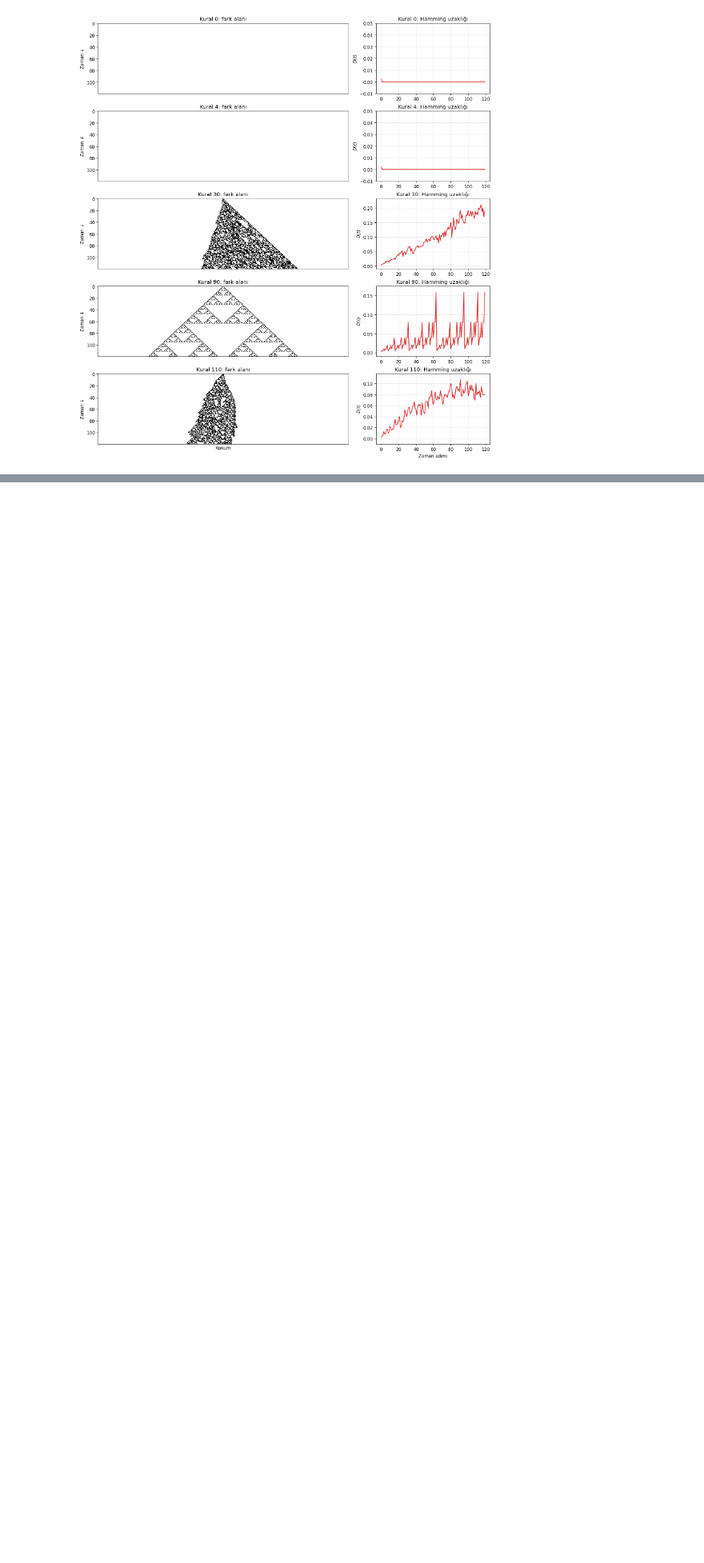
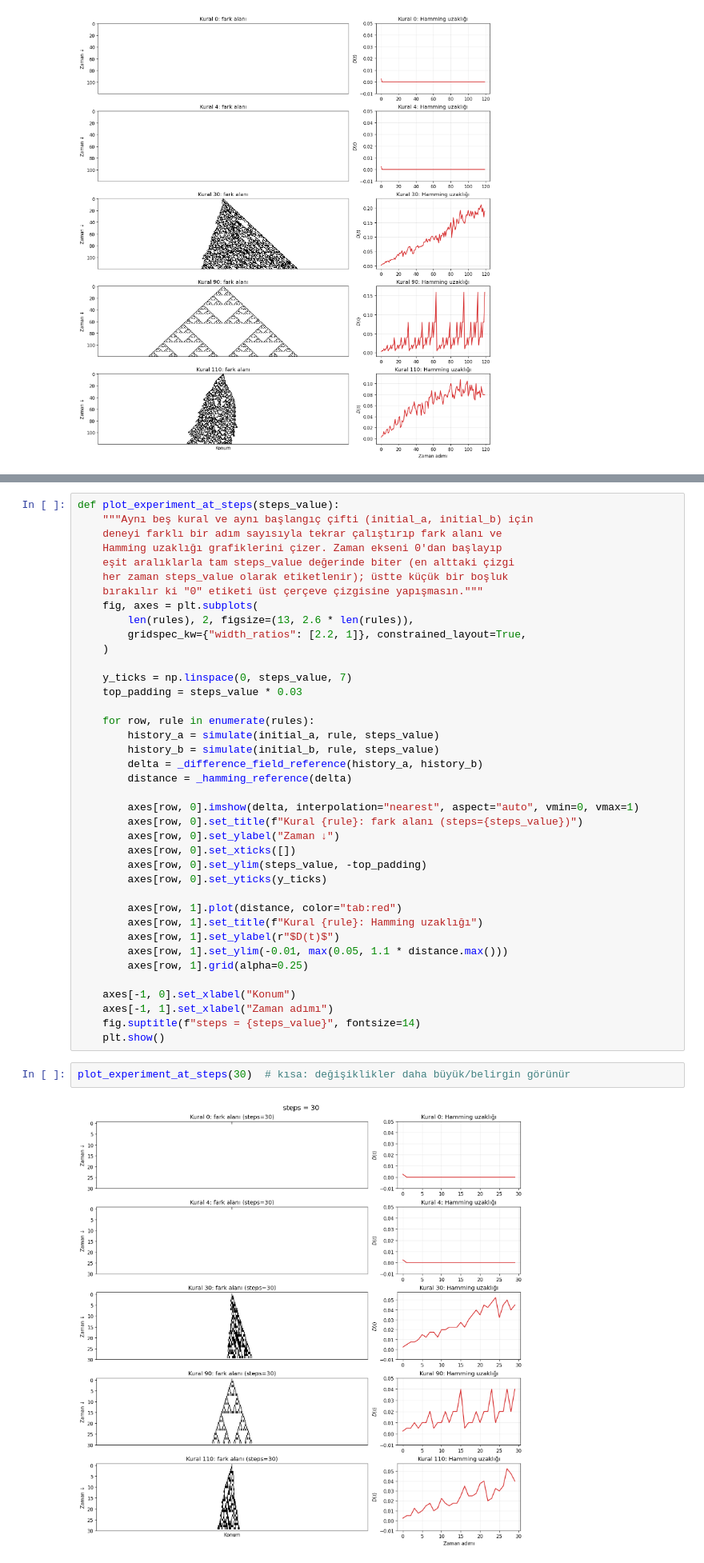
Before and after one commit to subasilevent/CA, a Jupyter notebook: 03_sensitivity.ipynb, the cells around one changed output, grey strips where cells are left out. Shown at 80% size. Cells and saved outputs as stored; diff of their text form; blank space fills up the shorter version.

```diff
--- a/03_sensitivity.ipynb
+++ b/03_sensitivity.ipynb
@@ -380,0 +340,43 @@ Bu, görselleştirme haftasının bir başka versiyonu: geçen bölümde görün
+# %%
+def plot_experiment_at_steps(steps_value):
+    """Aynı beş kural ve aynı başlangıç çifti (initial_a, initial_b) için
+    deneyi farklı bir adım sayısıyla tekrar çalıştırıp fark alanı ve
+    Hamming uzaklığı grafiklerini çizer. Zaman ekseni 0'dan başlayıp
+    eşit aralıklarla tam steps_value değerinde biter (en alttaki çizgi
+    her zaman steps_value olarak etiketlenir); üstte küçük bir boşluk
+    bırakılır ki "0" etiketi üst çerçeve çizgisine yapışmasın."""
+    fig, axes = plt.subplots(
+        len(rules), 2, figsize=(13, 2.6 * len(rules)),
+        gridspec_kw={"width_ratios": [2.2, 1]}, constrained_layout=True,
+    )
+
+    y_ticks = np.linspace(0, steps_value, 7)
+    top_padding = steps_value * 0.03
+
+    for row, rule in enumerate(rules):
+        history_a = simulate(initial_a, rule, steps_value)
+        history_b = simulate(initial_b, rule, steps_value)
+        delta = _difference_field_reference(history_a, history_b)
+        distance = _hamming_reference(delta)
+
+        axes[row, 0].imshow(delta, interpolation="nearest", aspect="auto", vmin=0, vmax=1)
+        axes[row, 0].set_title(f"Kural {rule}: fark alanı (steps={steps_value})")
+        axes[row, 0].set_ylabel("Zaman ↓")
+        axes[row, 0].set_xticks([])
+        axes[row, 0].set_ylim(steps_value, -top_padding)
+        axes[row, 0].set_yticks(y_ticks)
+
+        axes[row, 1].plot(distance, color="tab:red")
+        axes[row, 1].set_title(f"Kural {rule}: Hamming uzaklığı")
+        axes[row, 1].set_ylabel(r"$D(t)$")
+        axes[row, 1].set_ylim(-0.01, max(0.05, 1.1 * distance.max()))
+        axes[row, 1].grid(alpha=0.25)
+
+    axes[-1, 0].set_xlabel("Konum")
+    axes[-1, 1].set_xlabel("Zaman adımı")
+    fig.suptitle(f"steps = {steps_value}", fontsize=14)
+    plt.show()
+# %%
+plot_experiment_at_steps(30)  # kısa: değişiklikler daha büyük/belirgin görünür
+# %% [output]
+[figure, added]
```
Also changed, not shown: parts of 5 cells of this notebook.
